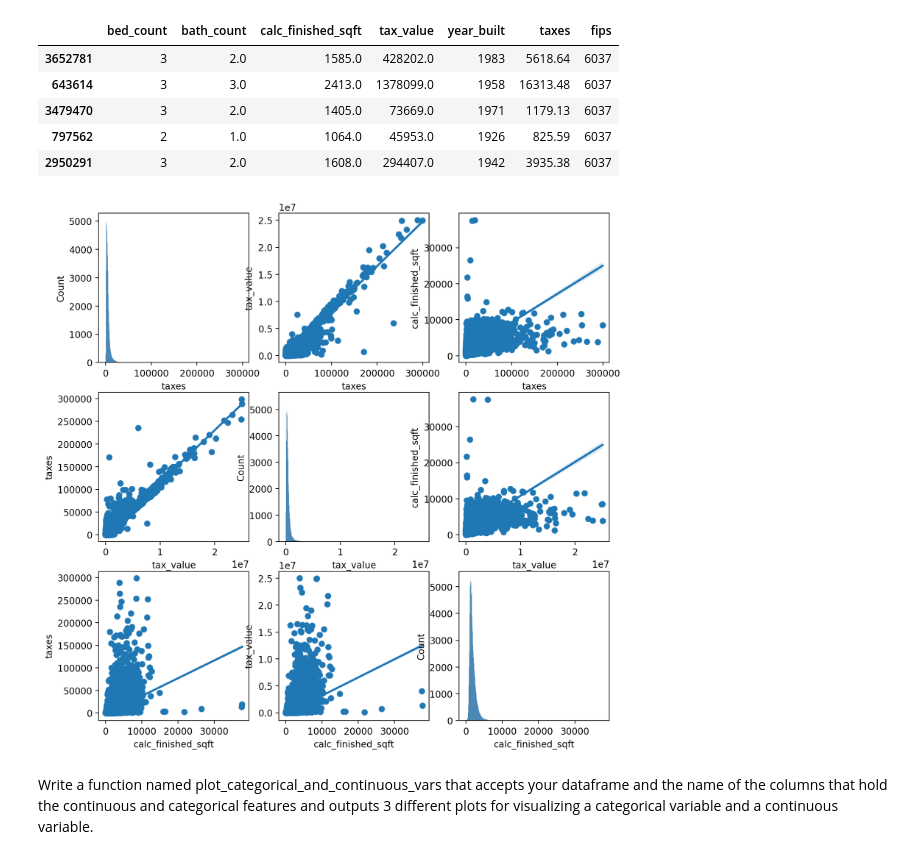
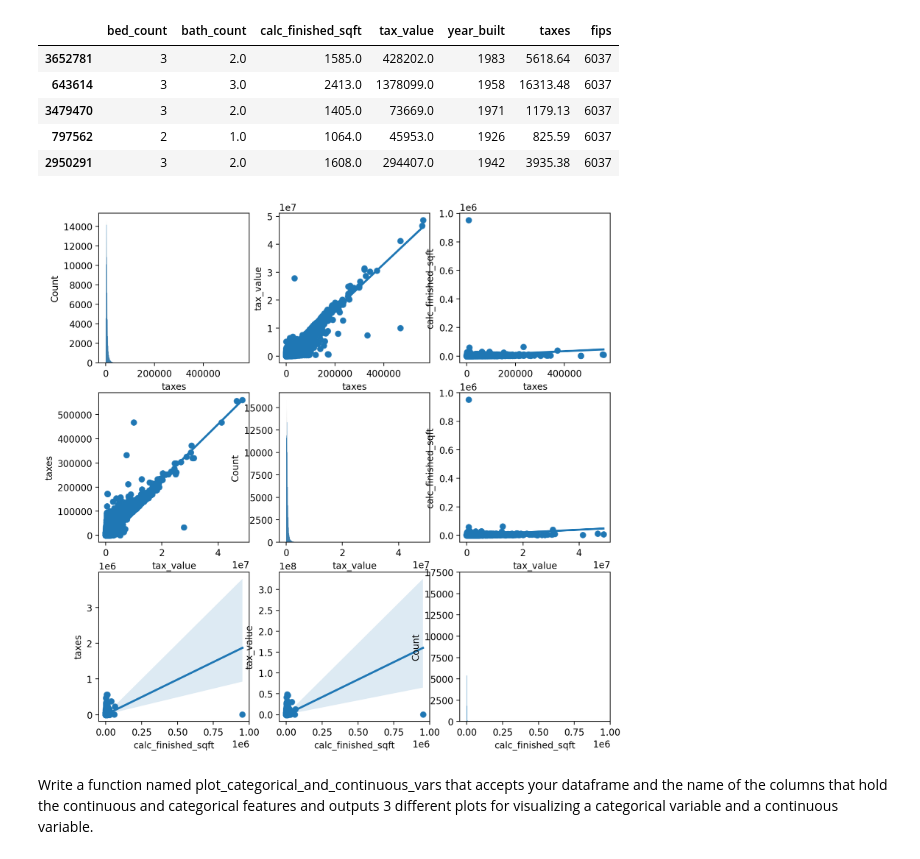
Before and after one commit to Is0metry/regression-exercises, a Jupyter notebook: explore.ipynb, the cells around one changed output. Cells and saved outputs as stored; diff of their text form; code cells hidden in the pictures.

```diff
--- a/explore.ipynb
+++ b/explore.ipynb
@@ -44,10 +46,10 @@ def plot_variable_pairs(df:pd.DataFrame):
                 sns.regplot(data=df,x=col,y=scol,ax=axs[i,j])
     plt.show()
 # %%
-train_sample = train.sample(frac=.1)
+train_sample = train.sample(frac=.5)
 plot_variable_pairs(train_sample[['taxes','tax_value','calc_finished_sqft']])
 # %% [output]
-[figure, old version]
+[figure, new version]
 # %% [markdown]
 Write a function named plot_categorical_and_continuous_vars that accepts your dataframe and the name of the columns that hold the continuous and categorical features and outputs 3 different plots for visualizing a categorical variable and a continuous variable.
 # %%
```
Also changed, not shown: parts of 2 cells of this notebook.
